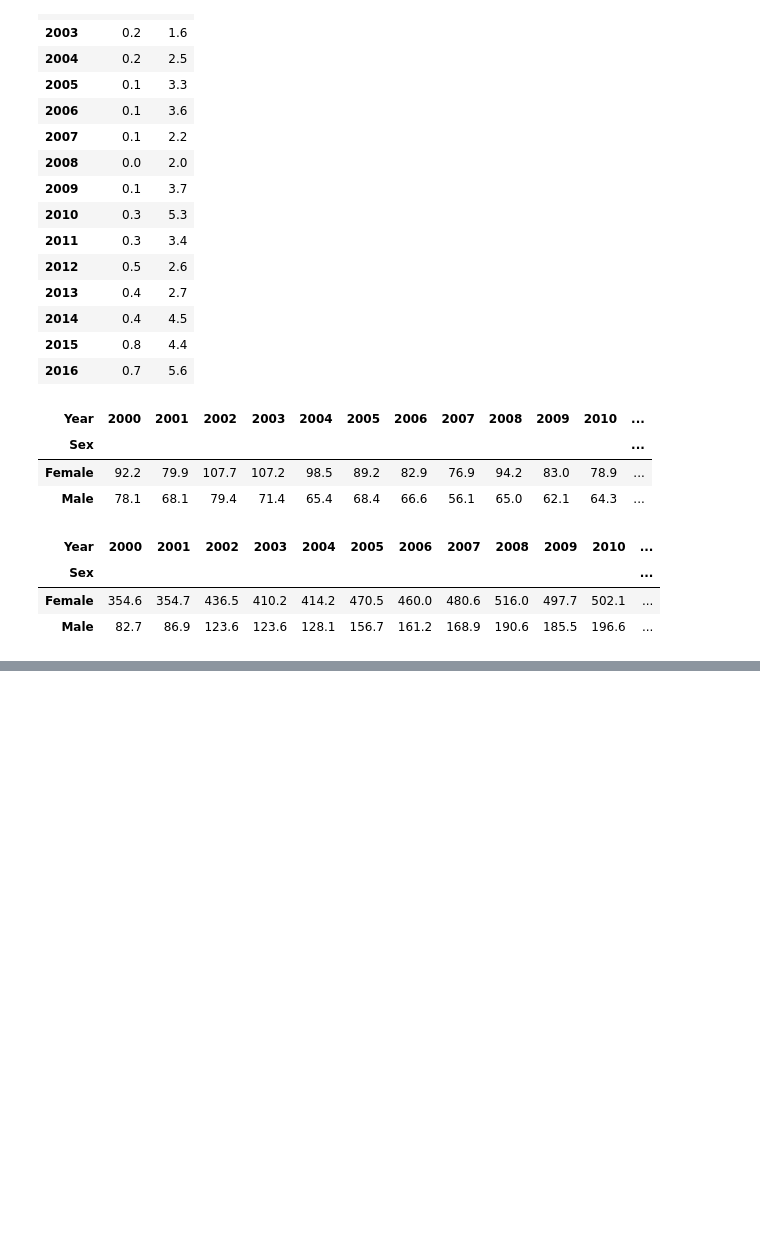
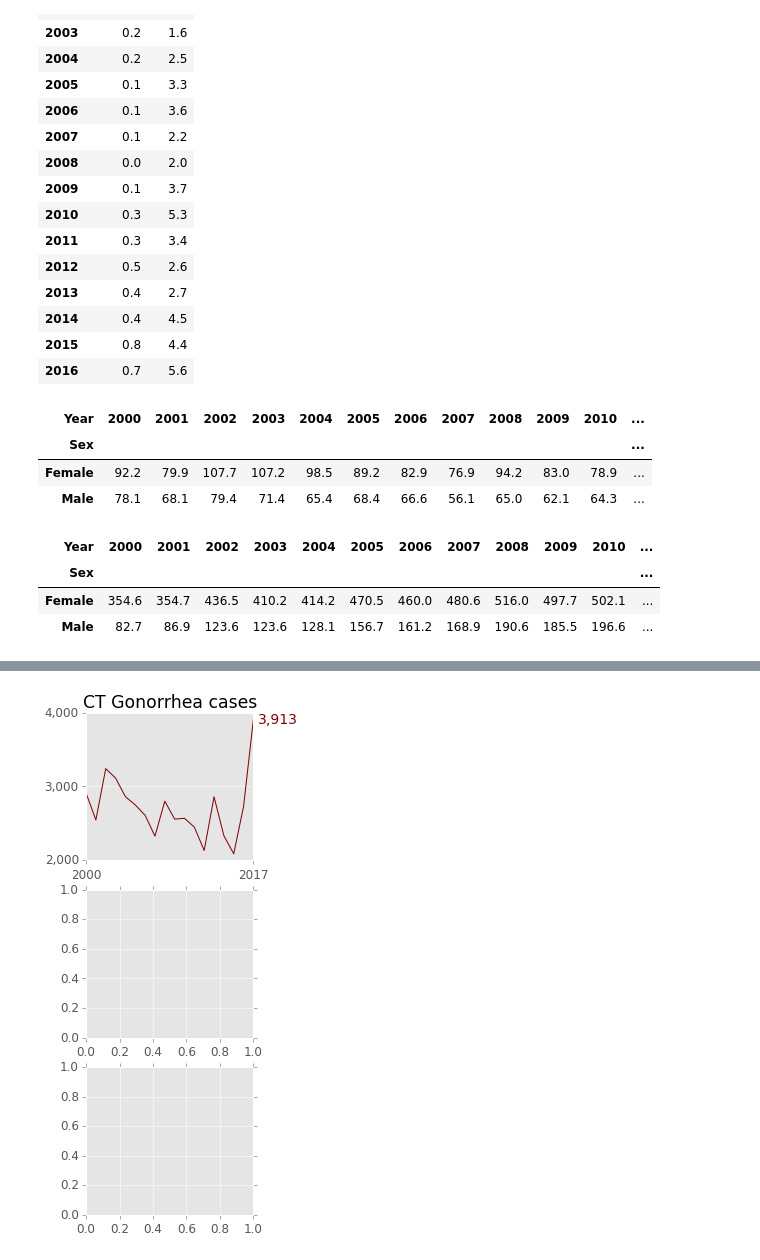
Before and after one commit to jakekara/cdc-preliminary-STD-2018, a Jupyter notebook: STDs CT versus US.ipynb, the cells around one changed output, grey strips where cells are left out. Cells and saved outputs as stored; diff of their text form; code cells hidden in the pictures; blank space fills up the shorter version.

```diff
--- a/STDs CT versus US.ipynb
+++ b/STDs CT versus US.ipynb
@@ -457,0 +459,16 @@ subg_timeline(sex[sex["Geography"] == "Connecticut"],subg_col="Sex",indicator='C
+# %%
+gon = timeline(states[states["Geography"] == "Connecticut"],
+                indicator='Gonorrhea',
+                values="cases").transpose().reset_index()
+gon.columns=["Year","Cases"]
+make_chart(pd.concat([gon,pd.DataFrame([{"Year":2017,"Cases":3913}])]).set_index("Year"),
+           ylabel="",
+           title="CT Gonorrhea cases",
+           figsize=None,
+           labels=["3,913"],
+           xticks=[2000,2017],
+          ax=axes[0])
+#plt.savefig("gonorrhea-ct.png",bbox_inches='tight')
+fig
+# %% [output]
+[figure, added]
```
Also changed, not shown: parts of 11 cells of this notebook.
